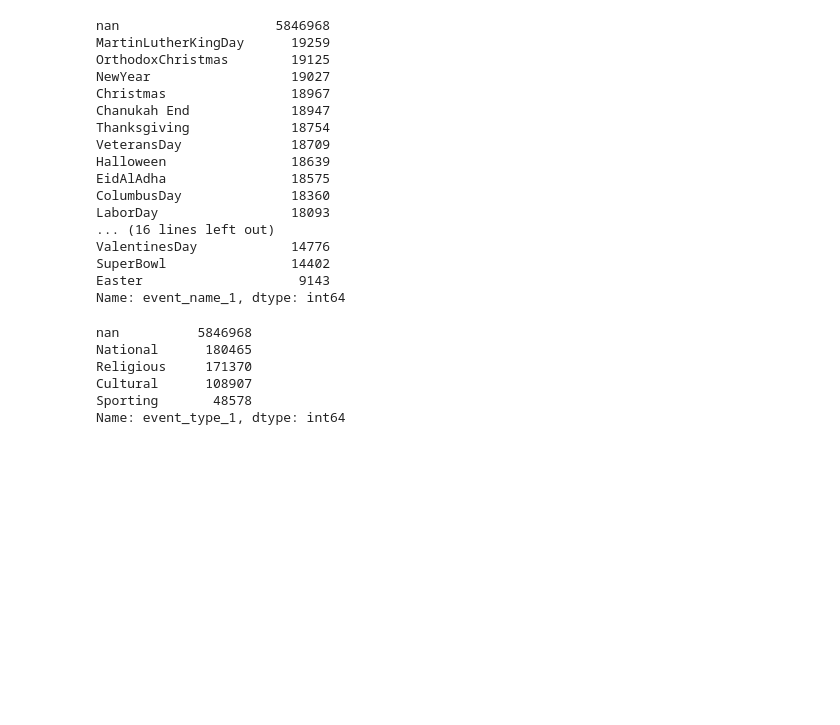
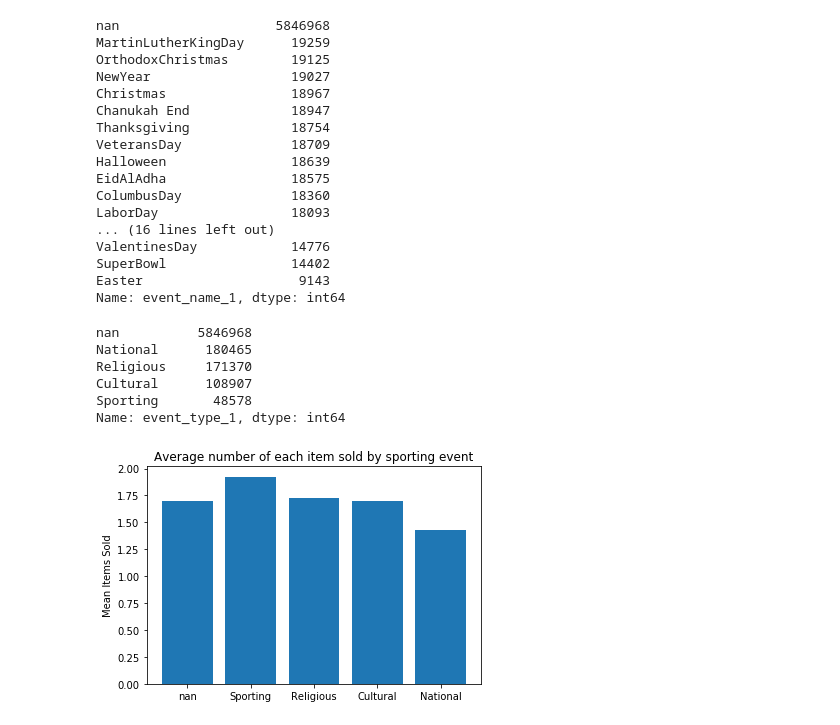
Before and after one commit to kanitjompuk40/GroupWork, a Jupyter notebook: AML/EDA.ipynb, the cells around one changed output. Drawn from its saved outputs; the diff is of its cells as text; code cells hidden in the pictures; blank space fills up the shorter version.

```diff
--- a/AML/EDA.ipynb
+++ b/AML/EDA.ipynb
@@ -264,4 +264,9 @@ plt.show()
 [figure]
 # %% [markdown]
 # Analysing Events
+# %%
+df['event_name_1'] = df['event_name_1'].astype(str)
+df['event_type_1'] = df['event_type_1'].astype(str)
+df['event_name_2'] = df['event_name_2'].astype(str)
+df['event_type_2'] = df['event_type_2'].astype(str)
 # %%
@@ -317,3 +322,12 @@ Religious     171370
 Cultural      108907
 Sporting       48578
 Name: event_type_1, dtype: int64
+# %%
+event_cats = ['nan', 'Sporting','Religious','Cultural','National']
+events = df[['sold','event_type_1']].groupby(['event_type_1']).mean().reindex(event_cats)
+plt.bar(events.index, events['sold'])
+plt.ylabel('Mean Items Sold')
+plt.title('Average number of each item sold by sporting event')
+plt.show()
+# %% [output]
+[figure, added]
```
Also changed, not shown: parts of 7 cells of this notebook.
